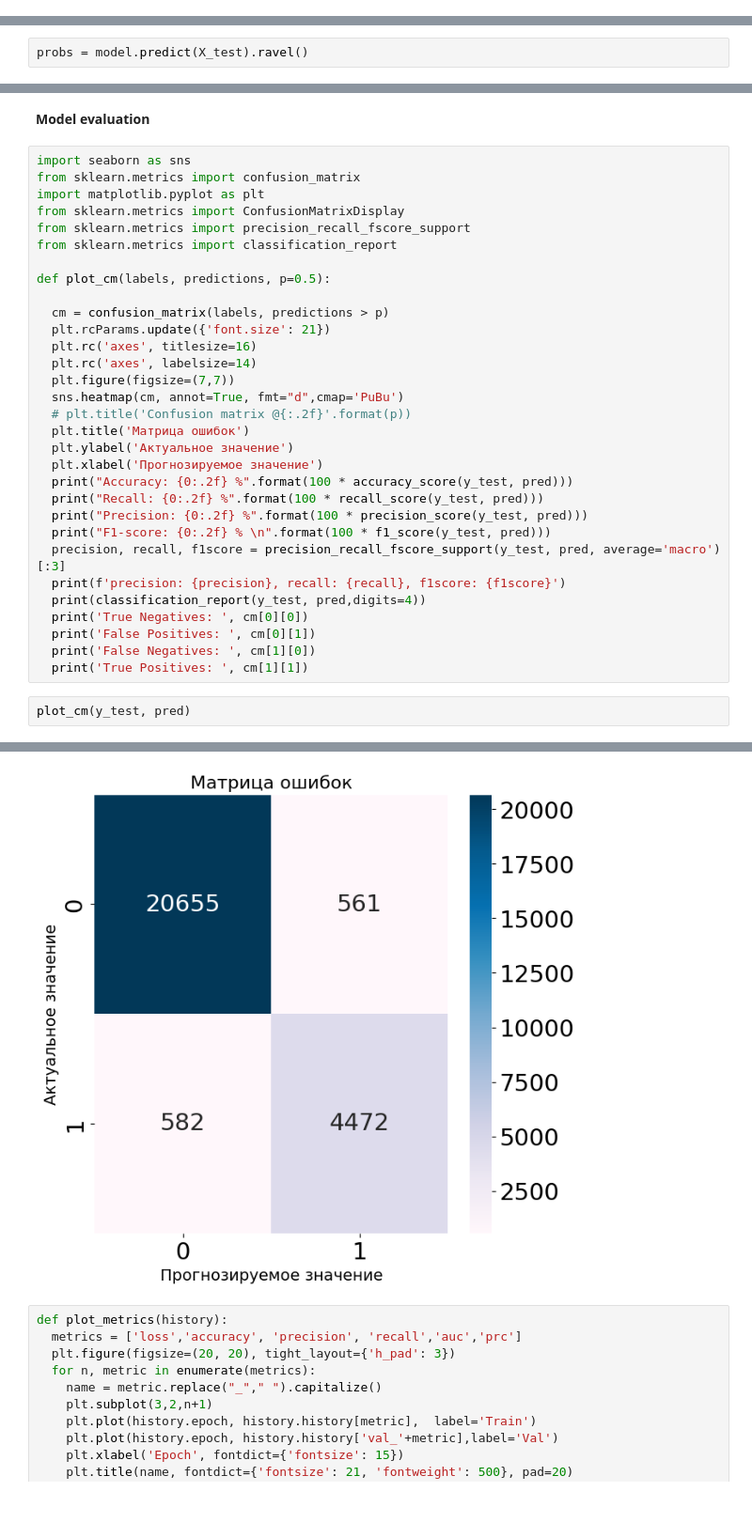
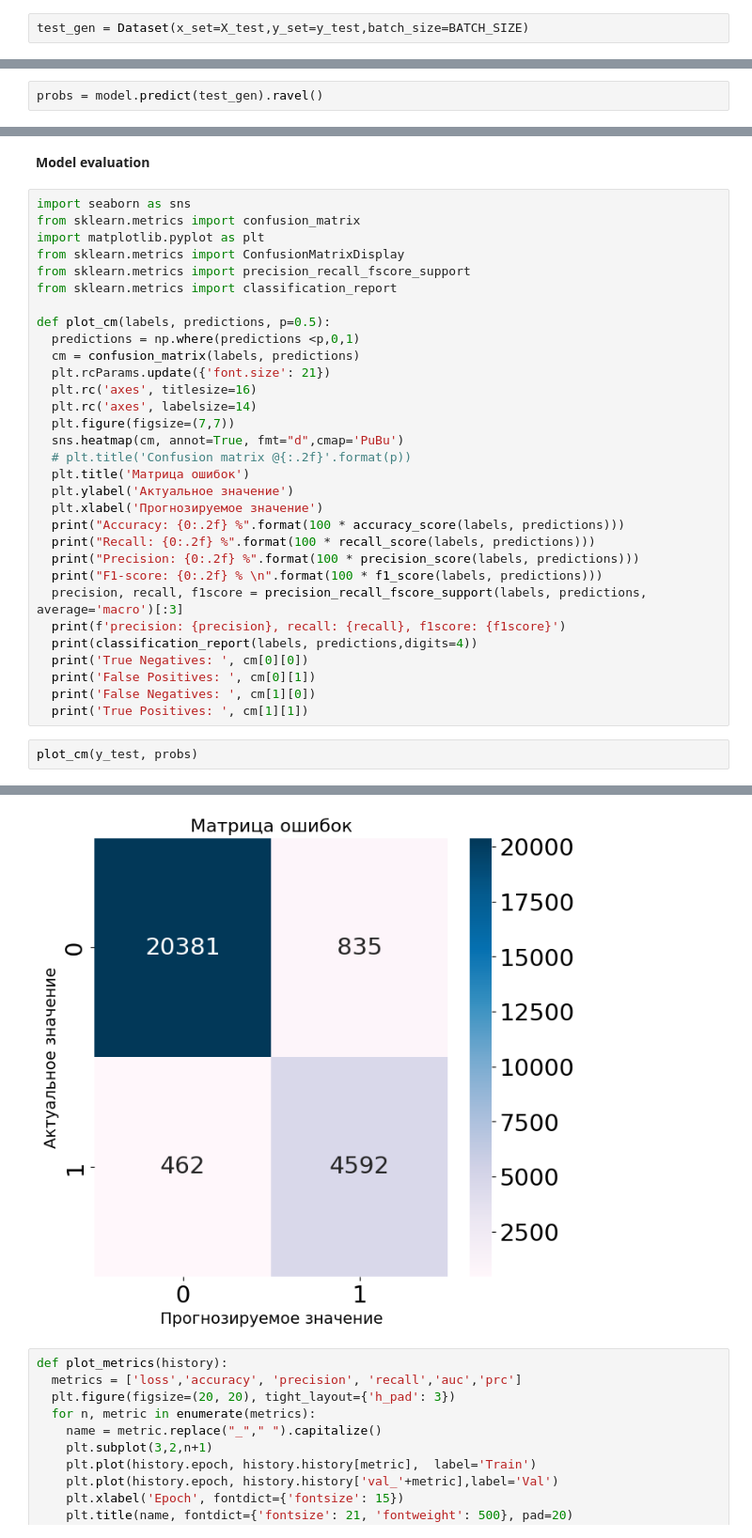
Before and after one commit to alexandr-khvatov/text_classification, a Jupyter notebook: model/FastText_CNN-len64_merge.ipynb, the cells around one changed output, grey strips where cells are left out. Shown at 94% size. Cells and saved outputs as stored; diff of their text form; blank space fills up the shorter version.

```diff
--- a/model/FastText_CNN-len64_merge.ipynb
+++ b/model/FastText_CNN-len64_merge.ipynb
@@ -370,4 +370,6 @@ Epoch 15: early stopping
 model.save(MODEL_NAME)
 # %% [output]
 WARNING:absl:Found untraced functions such as _jit_compiled_convolution_op while saving (showing 1 of 1). These functions will not be directly callable after loading.
+# %%
+test_gen = Dataset(x_set=X_test,y_set=y_test,batch_size=BATCH_SIZE)
 # %%
@@ -383,3 +385,3 @@ X_test = np.array(list(map(
 # %%
-probs = model.predict(X_test).ravel()
+probs = model.predict(test_gen).ravel()
 # %% [output]
@@ -398,8 +400,8 @@ from sklearn.metrics import precision_recall_fscore_support
 from sklearn.metrics import classification_report
 
 def plot_cm(labels, predictions, p=0.5):
-
-  cm = confusion_matrix(labels, predictions > p)
+  predictions = np.where(predictions <p,0,1)
+  cm = confusion_matrix(labels, predictions)
   plt.rcParams.update({'font.size': 21})
   plt.rc('axes', titlesize=16)
   plt.rc('axes', labelsize=14)
@@ -409,17 +411,17 @@ def plot_cm(labels, predictions, p=0.5):
   plt.title('Матрица ошибок')
   plt.ylabel('Актуальное значение')
   plt.xlabel('Прогнозируемое значение')
-  print("Accuracy: {0:.2f} %".format(100 * accuracy_score(y_test, pred)))
-  print("Recall: {0:.2f} %".format(100 * recall_score(y_test, pred)))
-  print("Precision: {0:.2f} %".format(100 * precision_score(y_test, pred)))
-  print("F1-score: {0:.2f} % \n".format(100 * f1_score(y_test, pred)))
-  precision, recall, f1score = precision_recall_fscore_support(y_test, pred, average='macro')[:3]
+  print("Accuracy: {0:.2f} %".format(100 * accuracy_score(labels, predictions)))
+  print("Recall: {0:.2f} %".format(100 * recall_score(labels, predictions)))
+  print("Precision: {0:.2f} %".format(100 * precision_score(labels, predictions)))
+  print("F1-score: {0:.2f} % \n".format(100 * f1_score(labels, predictions)))
+  precision, recall, f1score = precision_recall_fscore_support(labels, predictions, average='macro')[:3]
   print(f'precision: {precision}, recall: {recall}, f1score: {f1score}')
-  print(classification_report(y_test, pred,digits=4))
+  print(classification_report(labels, predictions,digits=4))
   print('True Negatives: ', cm[0][0])
   print('False Positives: ', cm[0][1])
   print('False Negatives: ', cm[1][0])
   print('True Positives: ', cm[1][1])
 # %%
-plot_cm(y_test, pred)
+plot_cm(y_test, probs)
 # %% [output]
@@ -445,4 +447,4 @@ True Positives:  4472
-[figure, old version]
+[figure, new version]
 # %%
 def plot_metrics(history):
   metrics = ['loss','accuracy', 'precision', 'recall','auc','prc']
```
Also changed, not shown: parts of 10 cells of this notebook.
